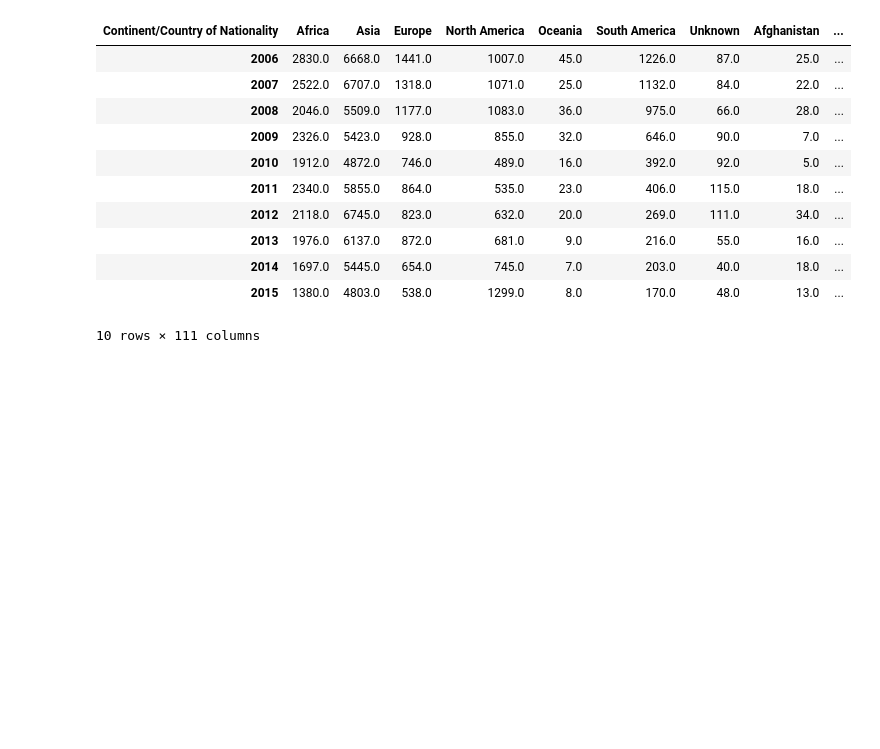
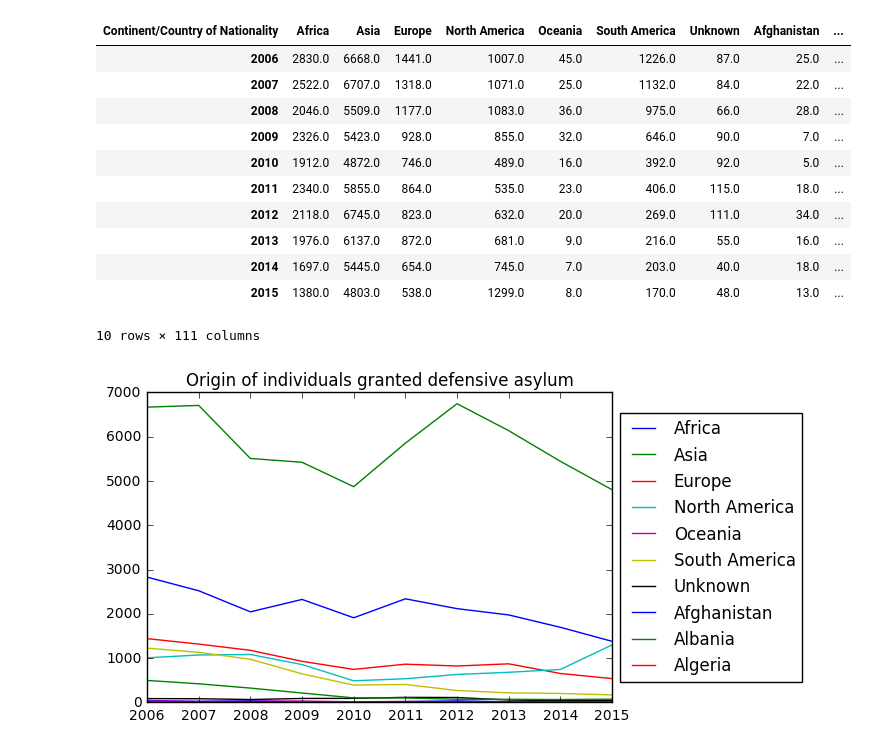
Before and after one commit to cwczarnik/Refugee_Study, a Jupyter notebook: US_Refugees.ipynb, the cells around one changed output. Cells and saved outputs as stored; diff of their text form; code cells hidden in the pictures; blank space fills up the shorter version.

```diff
--- a/US_Refugees.ipynb
+++ b/US_Refugees.ipynb
@@ -111,3 +134,14 @@ df_da
 | 2014 | 1697.0 | 5445.0 | 654.0 | 745.0 | 7.0 | 203.0 | 40.0 | 18.0 | ... |
 | 2015 | 1380.0 | 4803.0 | 538.0 | 1299.0 | 8.0 | 170.0 | 48.0 | 13.0 | ... |
 10 rows × 111 columns
+# %%
+times = list(df_da.index)
+# df_da.index = pd.to_datetime(times)
+idx = 10
+df_da.iloc[:,0:idx].plot()
+plt.legend(loc='center left', bbox_to_anchor=(1.0, 0.5))
+plt.title('Origin of individuals granted defensive asylum')
+plt.show()
+# plt.legend(loc='center left', bbox_to_anchor=(1.0, 0.5))
+# %% [output]
+[figure, added]
```
Also changed, not shown: parts of 18 cells of this notebook, 3 other files.
